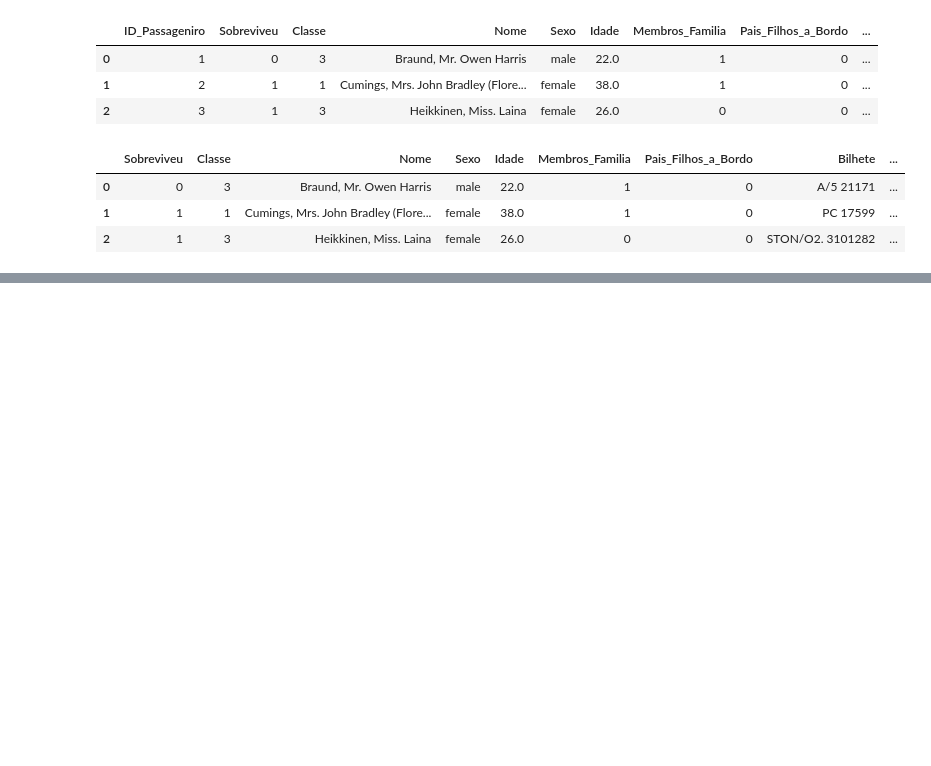
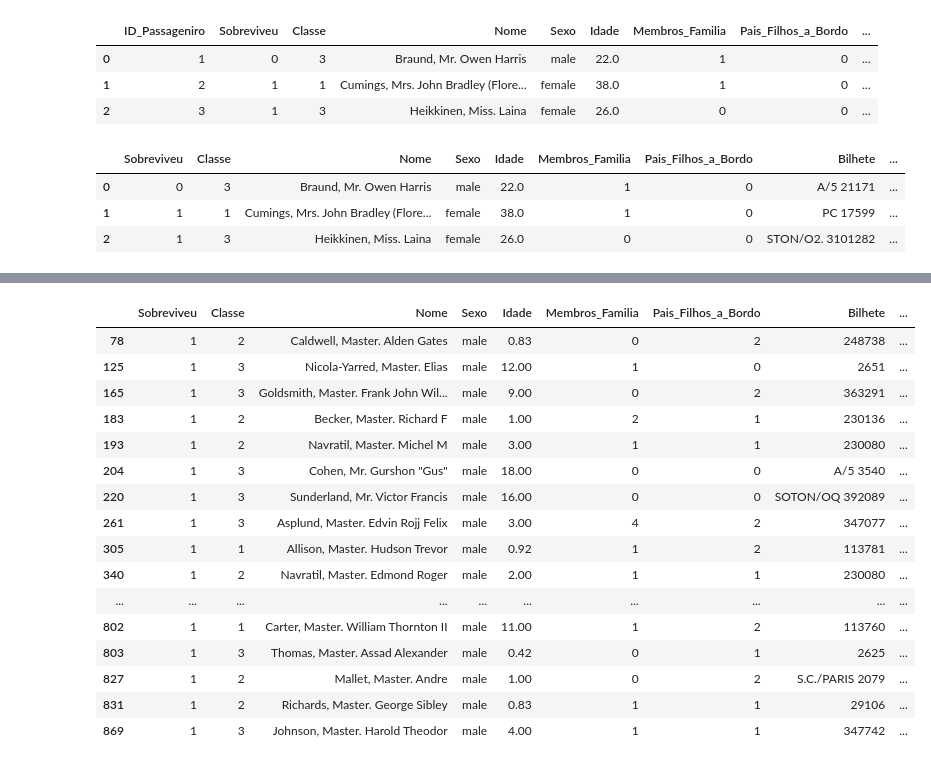
Before and after one commit to leandroclv/analise_manipulacao_dados_pandas_udemy, a Jupyter notebook: df_titanic.ipynb, the cells around one changed output, grey strips where cells are left out. Drawn from its saved outputs; the diff is of its cells as text; code cells hidden in the pictures; blank space fills up the shorter version.

```diff
--- a/df_titanic.ipynb
+++ b/df_titanic.ipynb
@@ -97,0 +220,20 @@ dados.head(3)
+# %%
+dados.loc[(dados['Idade'] <= 18) & (dados['Sexo'] == 'male') & (dados['Sobreviveu'] != 0)]
+# %% [output]
+|  | Sobreviveu | Classe | Nome | Sexo | Idade | Membros_Familia | Pais_Filhos_a_Bordo | Bilhete | ... |
+| 78 | 1 | 2 | Caldwell, Master. Alden Gates | male | 0.83 | 0 | 2 | 248738 | ... |
+| 125 | 1 | 3 | Nicola-Yarred, Master. Elias | male | 12.00 | 1 | 0 | 2651 | ... |
+| 165 | 1 | 3 | Goldsmith, Master. Frank John Wil... | male | 9.00 | 0 | 2 | 363291 | ... |
+| 183 | 1 | 2 | Becker, Master. Richard F | male | 1.00 | 2 | 1 | 230136 | ... |
+| 193 | 1 | 2 | Navratil, Master. Michel M | male | 3.00 | 1 | 1 | 230080 | ... |
+| 204 | 1 | 3 | Cohen, Mr. Gurshon "Gus" | male | 18.00 | 0 | 0 | A/5 3540 | ... |
+| 220 | 1 | 3 | Sunderland, Mr. Victor Francis | male | 16.00 | 0 | 0 | SOTON/OQ 392089 | ... |
+| 261 | 1 | 3 | Asplund, Master. Edvin Rojj Felix | male | 3.00 | 4 | 2 | 347077 | ... |
+| 305 | 1 | 1 | Allison, Master. Hudson Trevor | male | 0.92 | 1 | 2 | 113781 | ... |
+| 340 | 1 | 2 | Navratil, Master. Edmond Roger | male | 2.00 | 1 | 1 | 230080 | ... |
+| ... | ... | ... | ... | ... | ... | ... | ... | ... | ... |
+| 802 | 1 | 1 | Carter, Master. William Thornton II | male | 11.00 | 1 | 2 | 113760 | ... |
+| 803 | 1 | 3 | Thomas, Master. Assad Alexander | male | 0.42 | 0 | 1 | 2625 | ... |
+| 827 | 1 | 2 | Mallet, Master. Andre | male | 1.00 | 0 | 2 | S.C./PARIS 2079 | ... |
+| 831 | 1 | 2 | Richards, Master. George Sibley | male | 0.83 | 1 | 1 | 29106 | ... |
+| 869 | 1 | 3 | Johnson, Master. Harold Theodor | male | 4.00 | 1 | 1 | 347742 | ... |
```
Also changed, not shown: parts of 16 cells of this notebook.
